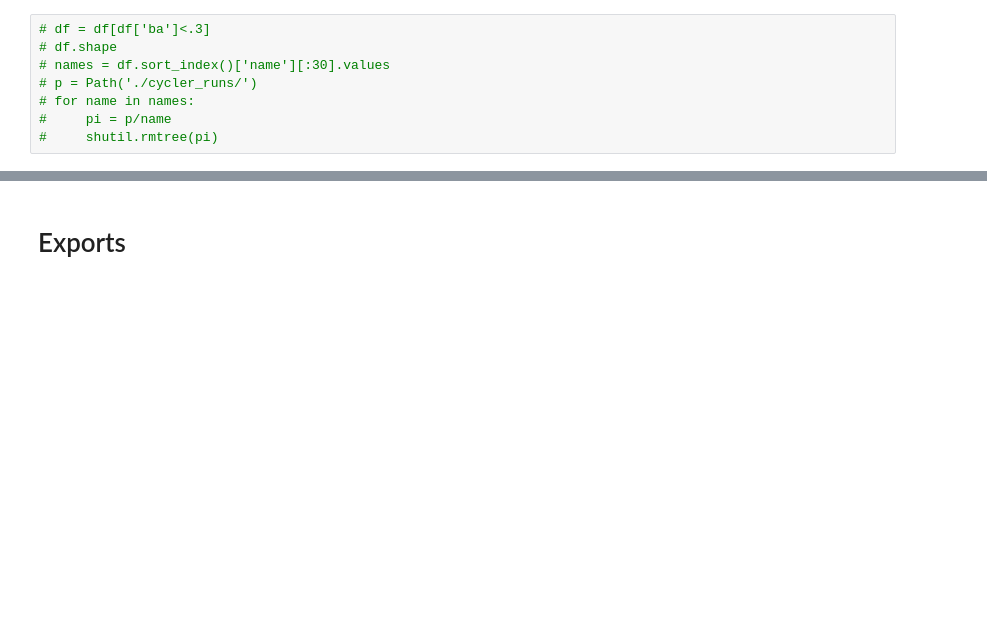
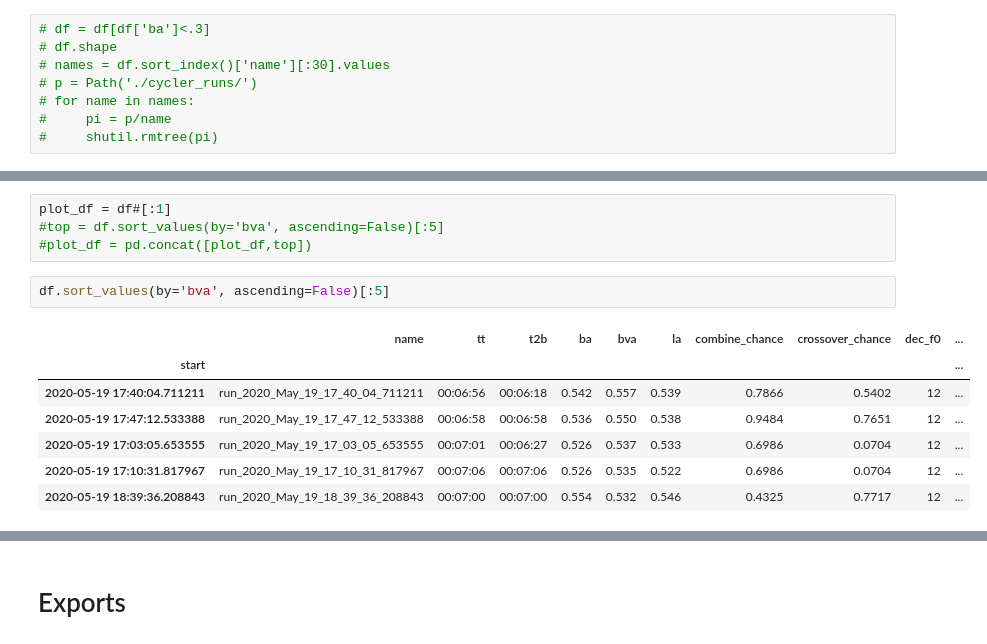
Before and after one commit to bakeryproducts/dHPO, a Jupyter notebook: gen_exp.ipynb, the cells around one changed output, grey strips where cells are left out. Saved outputs shown, nothing was run; the diff lists cells and outputs as text; blank space fills up the shorter version.

```diff
--- a/gen_exp.ipynb
+++ b/gen_exp.ipynb
@@ -205,3 +220,17 @@ fig = px.parallel_coordinates(tdf, color=k,
 fig.show()
 # %% [output]
 [interactive output not drawn]
+# %%
+plot_df = df#[:1]
+#top = df.sort_values(by='bva', ascending=False)[:5]
+#plot_df = pd.concat([plot_df,top])
+# %%
+df.sort_values(by='bva', ascending=False)[:5]
+# %% [output]
+|  | name | tt | t2b | ba | bva | la | combine_chance | crossover_chance | dec_f0 | ... |
+| start |  |  |  |  |  |  |  |  |  | ... |
+| 2020-05-19 17:40:04.711211 | run_2020_May_19_17_40_04_711211 | 00:06:56 | 00:06:18 | 0.542 | 0.557 | 0.539 | 0.7866 | 0.5402 | 12 | ... |
+| 2020-05-19 17:47:12.533388 | run_2020_May_19_17_47_12_533388 | 00:06:58 | 00:06:58 | 0.536 | 0.550 | 0.538 | 0.9484 | 0.7651 | 12 | ... |
+| 2020-05-19 17:03:05.653555 | run_2020_May_19_17_03_05_653555 | 00:07:01 | 00:06:27 | 0.526 | 0.537 | 0.533 | 0.6986 | 0.0704 | 12 | ... |
+| 2020-05-19 17:10:31.817967 | run_2020_May_19_17_10_31_817967 | 00:07:06 | 00:07:06 | 0.526 | 0.535 | 0.522 | 0.6986 | 0.0704 | 12 | ... |
+| 2020-05-19 18:39:36.208843 | run_2020_May_19_18_39_36_208843 | 00:07:00 | 00:07:00 | 0.554 | 0.532 | 0.546 | 0.4325 | 0.7717 | 12 | ... |
```
Also changed, not shown: parts of 14 cells of this notebook, 10 other files.
